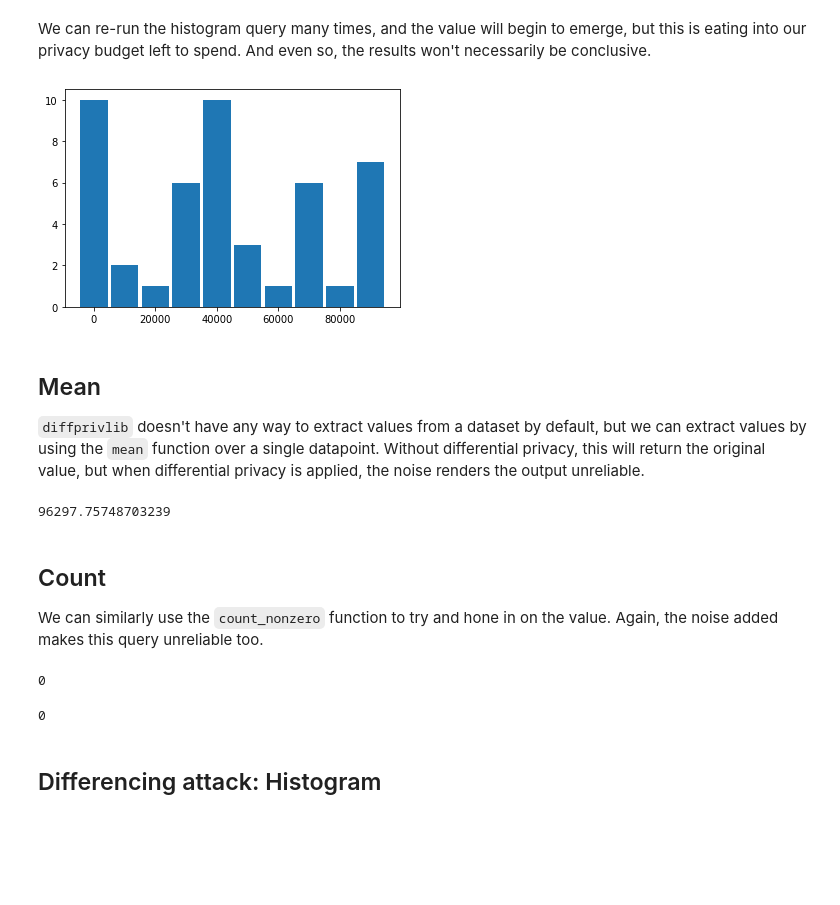
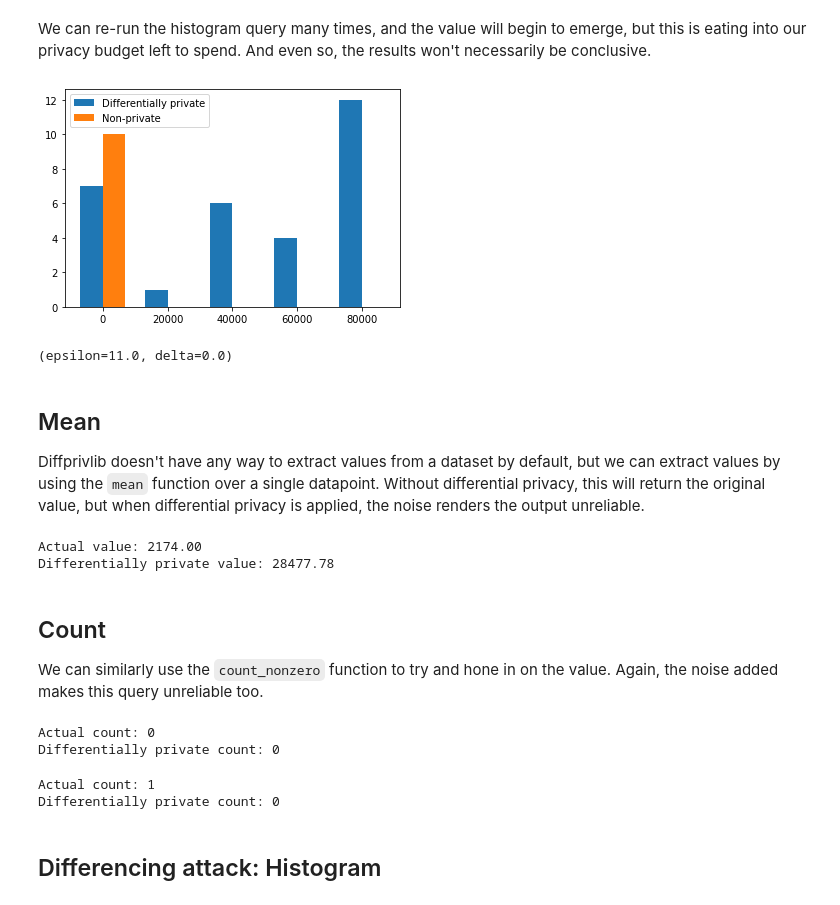
Before and after one commit to IBM/differential-privacy-library, a Jupyter notebook: notebooks/exploration2.ipynb, the cells around one changed output. Cells and saved outputs as stored; diff of their text form; code cells hidden in the pictures; blank space fills up the shorter version.

```diff
--- a/notebooks/exploration2.ipynb
+++ b/notebooks/exploration2.ipynb
@@ -63,0 +57,9 @@ plt.show()
+# %%
+hist_dp, bins = dp.tools.histogram(data['capital_gain'][0], range=(0, 100000), bins=5)
+hist_np, bins = np.histogram(data['capital_gain'][0], range=(0, 100000), bins=5)
+w = 10000*.7
+
+plt.bar(bins[:-1] - w/2, hist_dp, width=w, label="Differentially private")
+plt.bar(bins[:-1] + w/2, hist_np, width=w, label="Non-private")
+plt.legend()
+plt.show()
@@ -64,35 +68,57 @@ plt.show()
 # %% [markdown]
 We can re-run the histogram query many times, and the value will begin to emerge, but this is eating into our privacy budget left to spend. And even so, the results won't necessarily be conclusive.
 # %%
-hist = 0
+hist_dp = 0
+hist_np = 0
 
 for i in range(10):
-    _hist, bins = dp.tools.histogram(data['capital_gain'][0], range=(0, 100000), epsilon=1)
-    hist += _hist
+    _hist, bins = dp.tools.histogram(data['capital_gain'][0], range=(0, 100000), bins=5)
+    hist_dp += _hist
 
-plt.bar(bins[:-1], hist, width=10000*.9)
+    _hist, bins = np.histogram(data['capital_gain'][0], range=(0, 100000), bins=5)
+    hist_np += _hist
+
+plt.bar(bins[:-1] - w/2, hist_dp, width=w, label="Differentially private")
+plt.bar(bins[:-1] + w/2, hist_np, width=w, label="Non-private")
+plt.legend()
 plt.show()
 # %% [output]
-[figure, old version]
+[figure, new version]
+# %%
+acc.total()
+# %% [output]
+(epsilon=11.0, delta=0.0)
 # %% [markdown]
 ## Mean
-`diffprivlib` doesn't have any way to extract values from a dataset by default, but we can extract values by using the `mean` function over a single datapoint. Without differential privacy, this will return the original value, but when differential privacy is applied, the noise renders the output unreliable.
+Diffprivlib doesn't have any way to extract values from a dataset by default, but we can extract values by using the `mean` function over a single datapoint. Without differential privacy, this will return the original value, but when differential privacy is applied, the noise renders the output unreliable.
 # %%
-dp.tools.mean(data['capital_gain'][0], bounds=(0, 100000))
+mean_dp = dp.tools.mean(data['capital_gain'][0], bounds=(0, 100000))
+mean_np = np.mean(data['capital_gain'][0])
+
+print("Actual value: %.2f\nDifferentially private value: %.2f" % (mean_np, mean_dp))
 # %% [output]
-96297.75748703239
+Actual value: 2174.00
+Differentially private value: 28477.78
 # %% [markdown]
 ## Count
 
 We can similarly use the `count_nonzero` function to try and hone in on the value. Again, the noise added makes this query unreliable too.
-# %%
-dp.tools.count_nonzero(data['capital_gain'][0] > 5000)
-# %% [output]
-0
-# %%
-dp.tools.count_nonzero(data['capital_gain'][0] < 7500)
-# %% [output]
-0
+# %%
+count_dp = dp.tools.count_nonzero(data['capital_gain'][0] > 5000)
+count_np = np.count_nonzero(data['capital_gain'][0] > 5000)
+
+print("Actual count: %d\nDifferentially private count: %d" % (count_np, count_dp))
+# %% [output]
+Actual count: 0
+Differentially private count: 0
+# %%
+count_dp = dp.tools.count_nonzero(data['capital_gain'][0] < 7500)
+count_np = np.count_nonzero(data['capital_gain'][0] < 7500)
+
+print("Actual count: %d\nDifferentially private count: %d" % (count_np, count_dp))
+# %% [output]
+Actual count: 1
+Differentially private count: 0
 # %% [markdown]
 ## Differencing attack: Histogram
 # %% [markdown]
```
Also changed, not shown: parts of 18 cells of this notebook.
